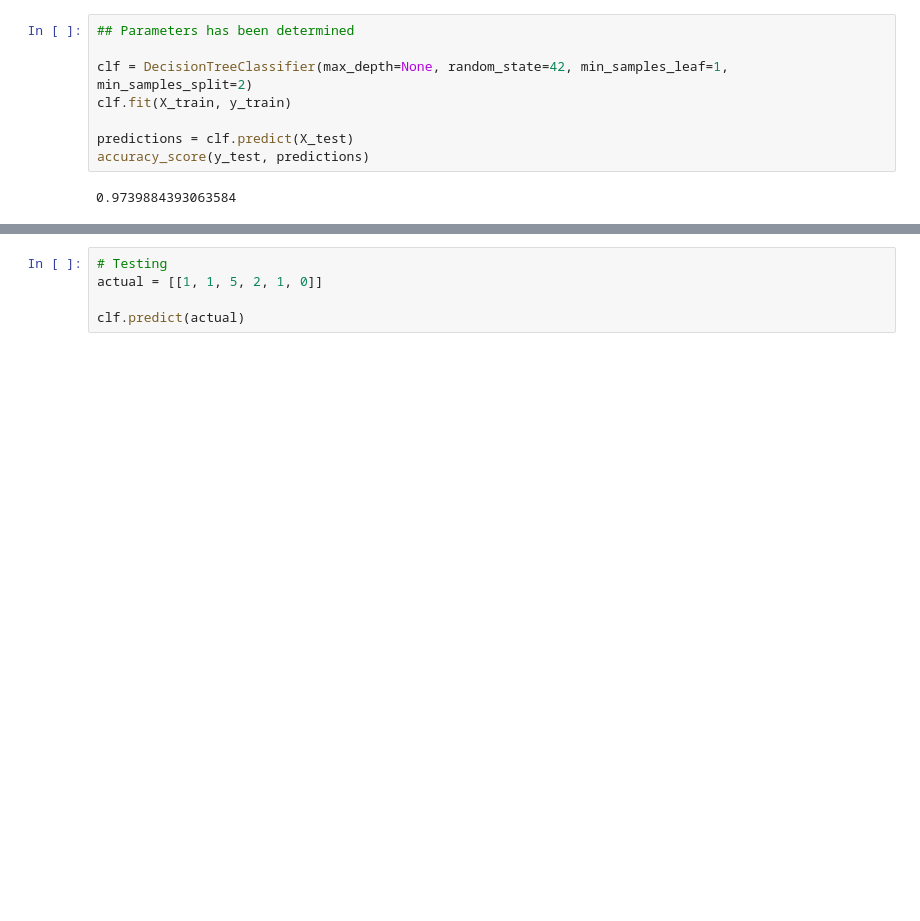
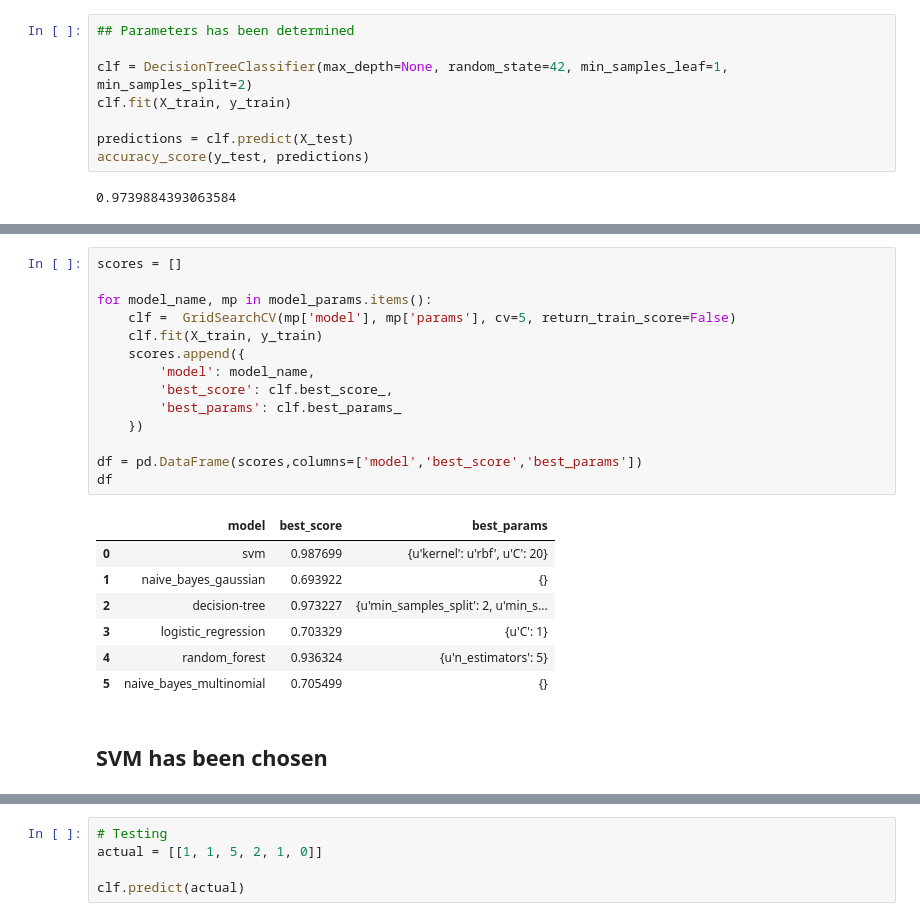
Before and after one commit to gultekingokhan/car-evaluation, a Jupyter notebook: Car Evaluation - Data Analysis and Prediction.ipynb, the cells around one changed output, grey strips where cells are left out. Drawn from its saved outputs; the diff is of its cells as text; blank space fills up the shorter version.

Commit message:
SVM has been chosen.

```diff
--- a/Car Evaluation - Data Analysis and Prediction.ipynb
+++ b/Car Evaluation - Data Analysis and Prediction.ipynb
@@ -242,0 +274,24 @@ df_with_columns
+# %%
+scores = []
+
+for model_name, mp in model_params.items():
+    clf =  GridSearchCV(mp['model'], mp['params'], cv=5, return_train_score=False)
+    clf.fit(X_train, y_train)
+    scores.append({
+        'model': model_name,
+        'best_score': clf.best_score_,
+        'best_params': clf.best_params_
+    })
+
+df = pd.DataFrame(scores,columns=['model','best_score','best_params'])
+df
+# %% [output]
+|  | model | best_score | best_params |
+| 0 | svm | 0.987699 | {u'kernel': u'rbf', u'C': 20} |
+| 1 | naive_bayes_gaussian | 0.693922 | {} |
+| 2 | decision-tree | 0.973227 | {u'min_samples_split': 2, u'min_s... |
+| 3 | logistic_regression | 0.703329 | {u'C': 1} |
+| 4 | random_forest | 0.936324 | {u'n_estimators': 5} |
+| 5 | naive_bayes_multinomial | 0.705499 | {} |
+# %% [markdown]
+## SVM has been chosen
```
Also changed, not shown: parts of 9 cells of this notebook.
